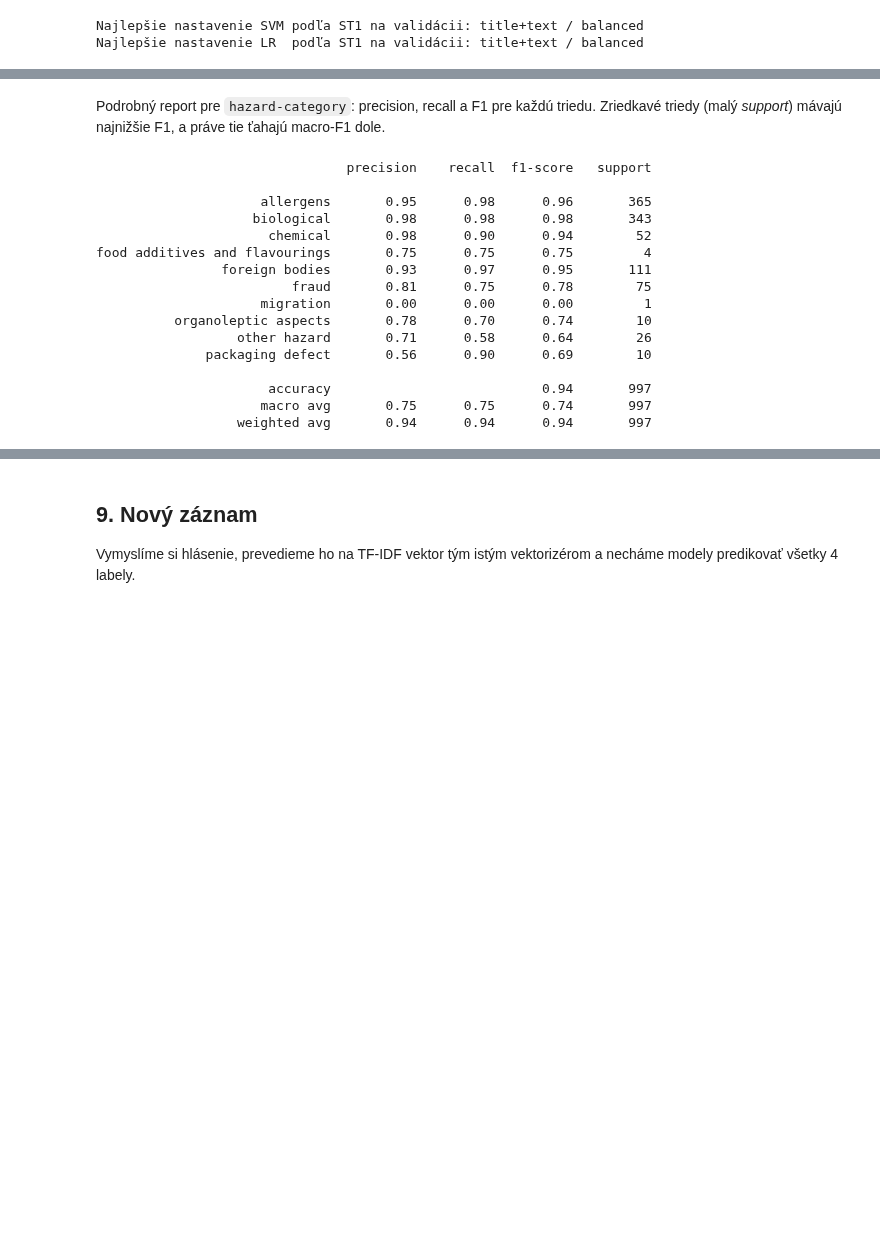
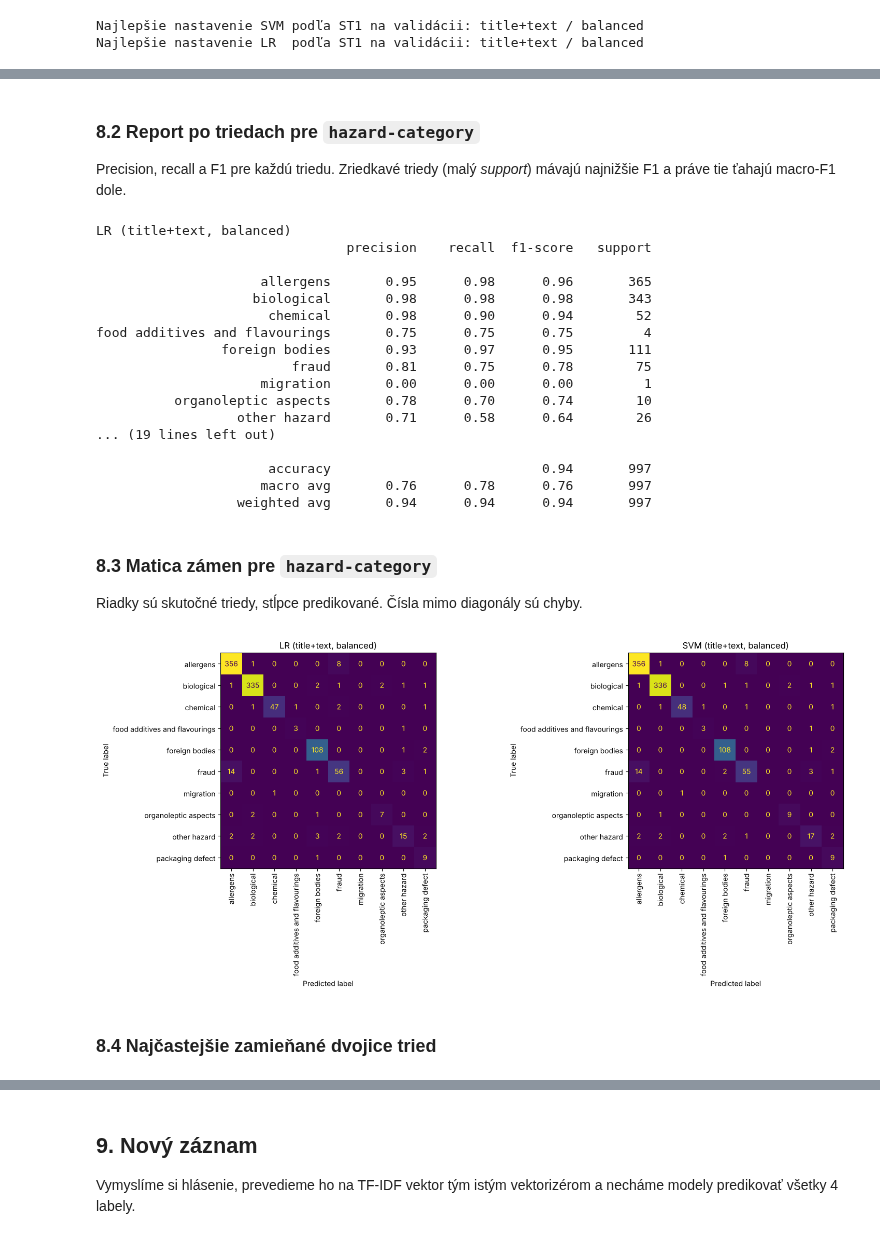
Before and after one commit to alzbetajaksova-ux/NLP_food_hazard, a Jupyter notebook: notebooks/baseline_food_hazard.ipynb, the cells around one changed output, grey strips where cells are left out. Drawn from its saved outputs; the diff is of its cells as text; code cells hidden in the pictures; blank space fills up the shorter version.

```diff
--- a/notebooks/baseline_food_hazard.ipynb
+++ b/notebooks/baseline_food_hazard.ipynb
@@ -285,0 +318,16 @@ Predikované triedy pre prvých 10 testovacích hlásení (podľa zadania z cvi
+# %%
+def bootstrap(pred, n=1000):
+    rng = np.random.default_rng(SEED)
+    st1, st2 = [], []
+    idx_all = np.arange(len(test))
+    for _ in range(n):
+        idx = rng.choice(idx_all, size=len(idx_all), replace=True)
+        d = test.iloc[idx]
+        st1.append(oficialne_skore(d["hazard-category"], d["product-category"],
+                                   pred["hazard-category"][idx], pred["product-category"][idx]))
+        st2.append(oficialne_skore(d["hazard"], d["product"], pred["hazard"][idx], pred["product"][idx]))
+    return np.percentile(st1, [2.5, 97.5]), np.percentile(st2, [2.5, 97.5])
+
+for nazov in [NAZOV_SVM, NAZOV_LR]:
+    i1, i2 = bootstrap(predikcie[nazov])
+    print(f"{nazov:28s} ST1 95 % interval: {i1[0]:.3f}–{i1[1]:.3f}   ST2: {i2[0]:.3f}–{i2[1]:.3f}")
@@ -305,10 +365,14 @@ ukazka
 | 8 | Leggos—Stir Through pasta sauces | foreign bodies | foreign bodies | soups, broths, sauces and condiments | soups, broths, sauces and condiments |
 | 9 | Brisbane Fish Markets—Queenfish | chemical | biological | seafood | seafood |
 # %% [markdown]
-Podrobný report pre `hazard-category`: precision, recall a F1 pre každú triedu. Zriedkavé triedy (malý *support*) mávajú najnižšie F1, a práve tie ťahajú macro-F1 dole.
+### 8.2 Report po triedach pre `hazard-category`
+Precision, recall a F1 pre každú triedu. Zriedkavé triedy (malý *support*) mávajú najnižšie F1 a práve tie ťahajú macro-F1 dole.
 # %%
-print(classification_report(test["hazard-category"], pred_lr["hazard-category"], zero_division=0))
+for nazov in [NAZOV_LR, NAZOV_SVM]:
+    print(nazov)
+    print(classification_report(test["hazard-category"], predikcie[nazov]["hazard-category"], zero_division=0))
 # %% [output]
+LR (title+text, balanced)
                                 precision    recall  f1-score   support
 
                      allergens       0.95      0.98      0.96       365
@@ -320,8 +384,23 @@ food additives and flavourings       0.75      0.75      0.75         4
                      migration       0.00      0.00      0.00         1
           organoleptic aspects       0.78      0.70      0.74        10
                   other hazard       0.71      0.58      0.64        26
-              packaging defect       0.56      0.90      0.69        10
+... (19 lines left out)
 
                       accuracy                           0.94       997
-                     macro avg       0.75      0.75      0.74       997
+                     macro avg       0.76      0.78      0.76       997
                   weighted avg       0.94      0.94      0.94       997
+# %% [markdown]
+### 8.3 Matica zámen pre `hazard-category`
+Riadky sú skutočné triedy, stĺpce predikované. Čísla mimo diagonály sú chyby.
+# %%
+triedy = sorted(train["hazard-category"].unique())
+fig, osi = plt.subplots(1, 2, figsize=(16, 7))
+for os_, nazov in zip(osi, [NAZOV_LR, NAZOV_SVM]):
+    cm = confusion_matrix(test["hazard-category"], predikcie[nazov]["hazard-category"], labels=triedy)
+    ConfusionMatrixDisplay(cm, display_labels=triedy).plot(ax=os_, xticks_rotation=90, colorbar=False)
+    os_.set_title(nazov)
+plt.tight_layout(); plt.show()
+# %% [output]
+[figure, added]
+# %% [markdown]
+### 8.4 Najčastejšie zamieňané dvojice tried
```
Also changed, not shown: parts of 23 cells of this notebook, 5 other files.
